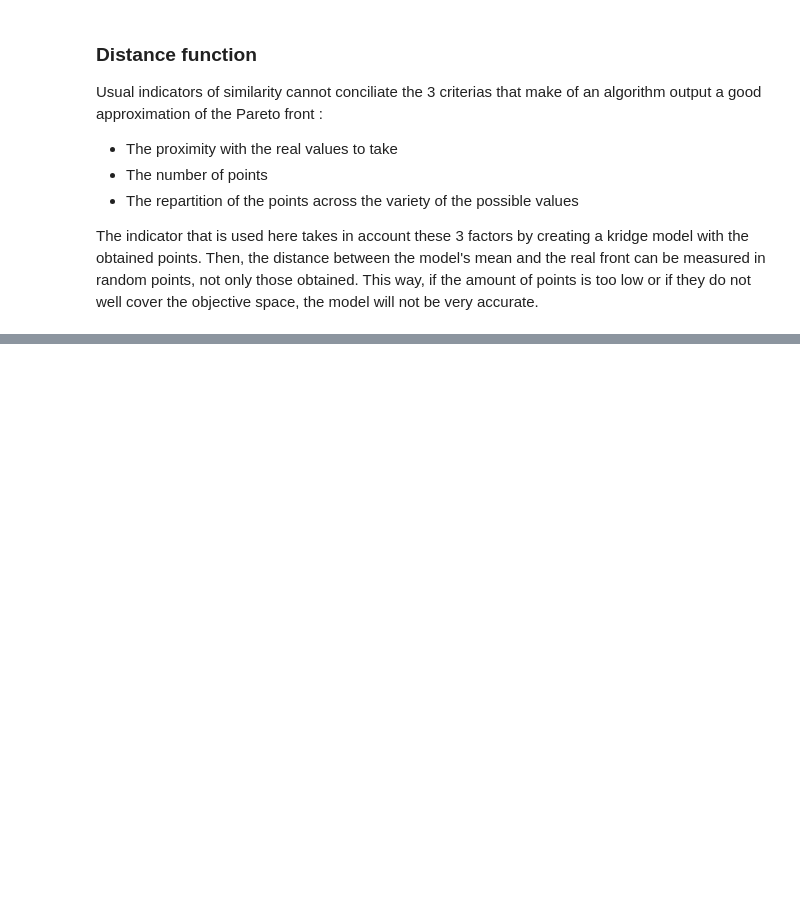
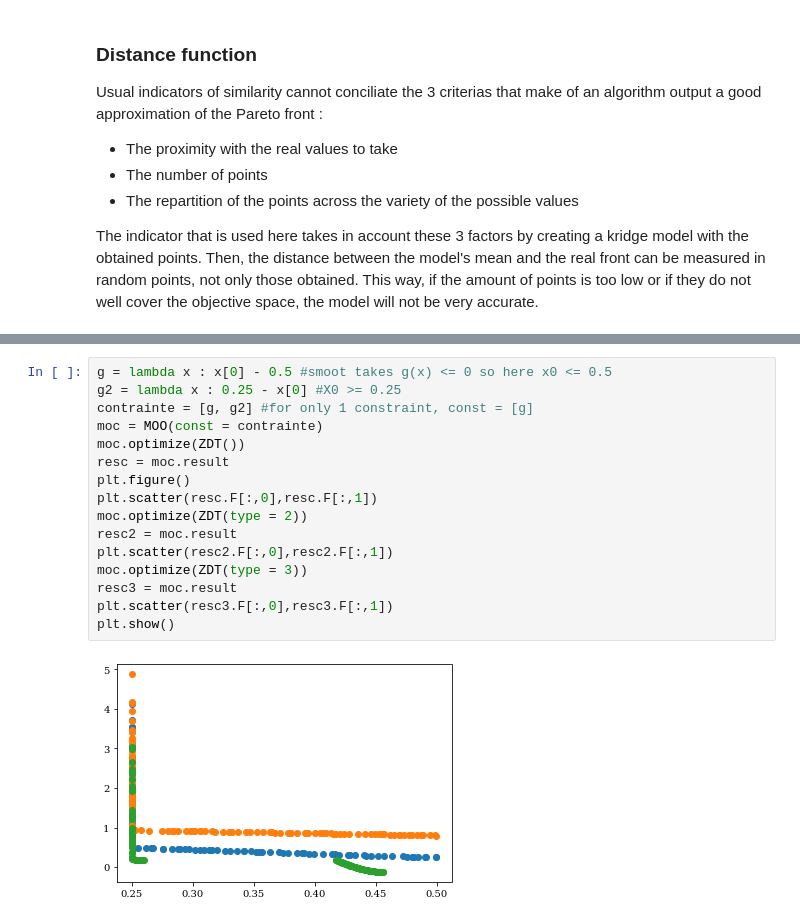
Before and after one commit to onera/smoot, a Jupyter notebook: tutorial/SMOOT.ipynb, the cells around one changed output, grey strips where cells are left out. Drawn from its saved outputs; the diff is of its cells as text; blank space fills up the shorter version.

Commit message:
adding constraints examples on notebook

```diff
--- a/tutorial/SMOOT.ipynb
+++ b/tutorial/SMOOT.ipynb
@@ -398,0 +424,18 @@ ywb
+# %%
+g = lambda x : x[0] - 0.5 #smoot takes g(x) <= 0 so here x0 <= 0.5
+g2 = lambda x : 0.25 - x[0] #X0 >= 0.25
+contrainte = [g, g2] #for only 1 constraint, const = [g]
+moc = MOO(const = contrainte)
+moc.optimize(ZDT())
+resc = moc.result
+plt.figure()
+plt.scatter(resc.F[:,0],resc.F[:,1])
+moc.optimize(ZDT(type = 2))
+resc2 = moc.result
+plt.scatter(resc2.F[:,0],resc2.F[:,1])
+moc.optimize(ZDT(type = 3))
+resc3 = moc.result
+plt.scatter(resc3.F[:,0],resc3.F[:,1])
+plt.show()
+# %% [output]
+[figure, added]
```
Also changed, not shown: parts of 11 cells of this notebook.
